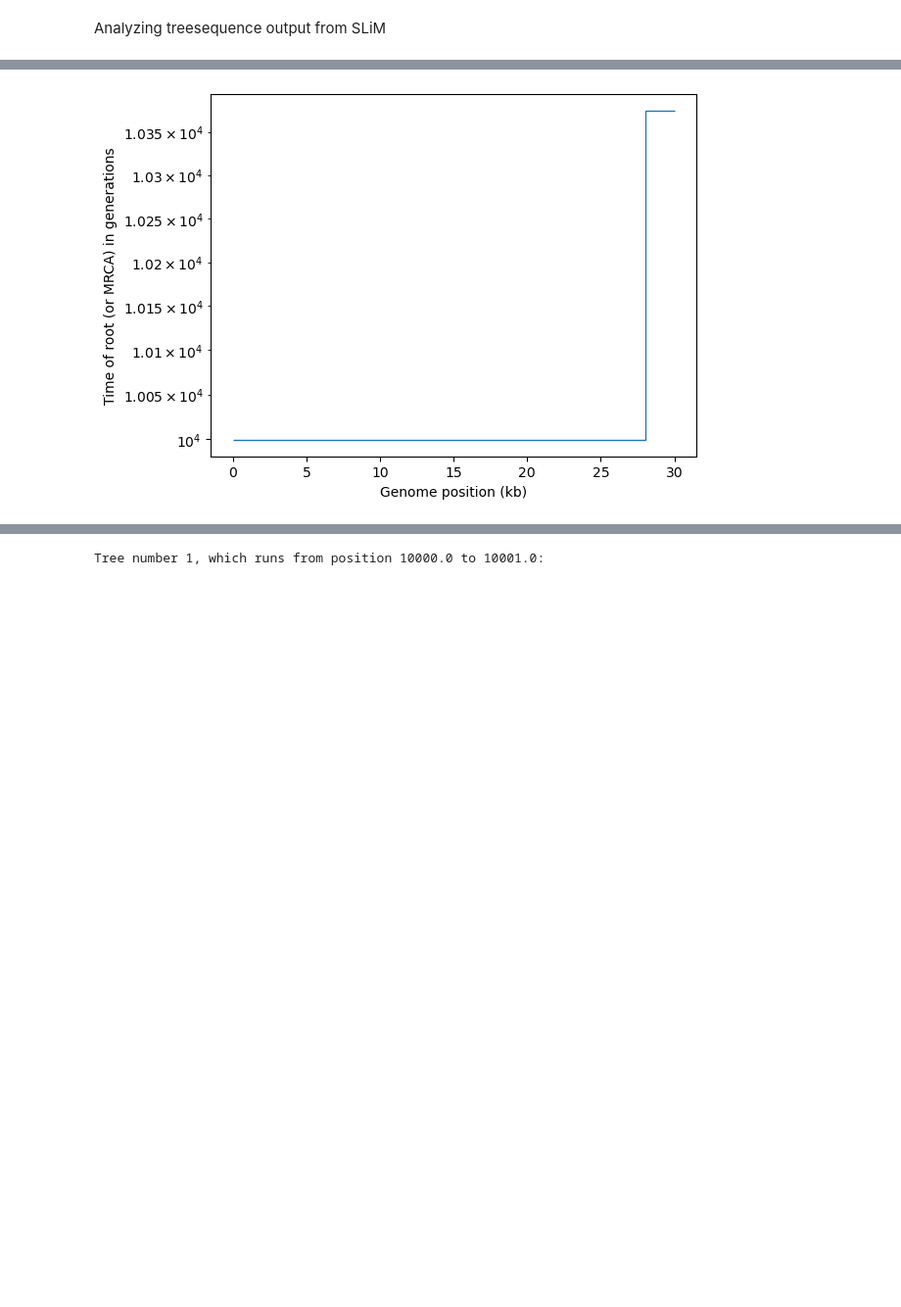
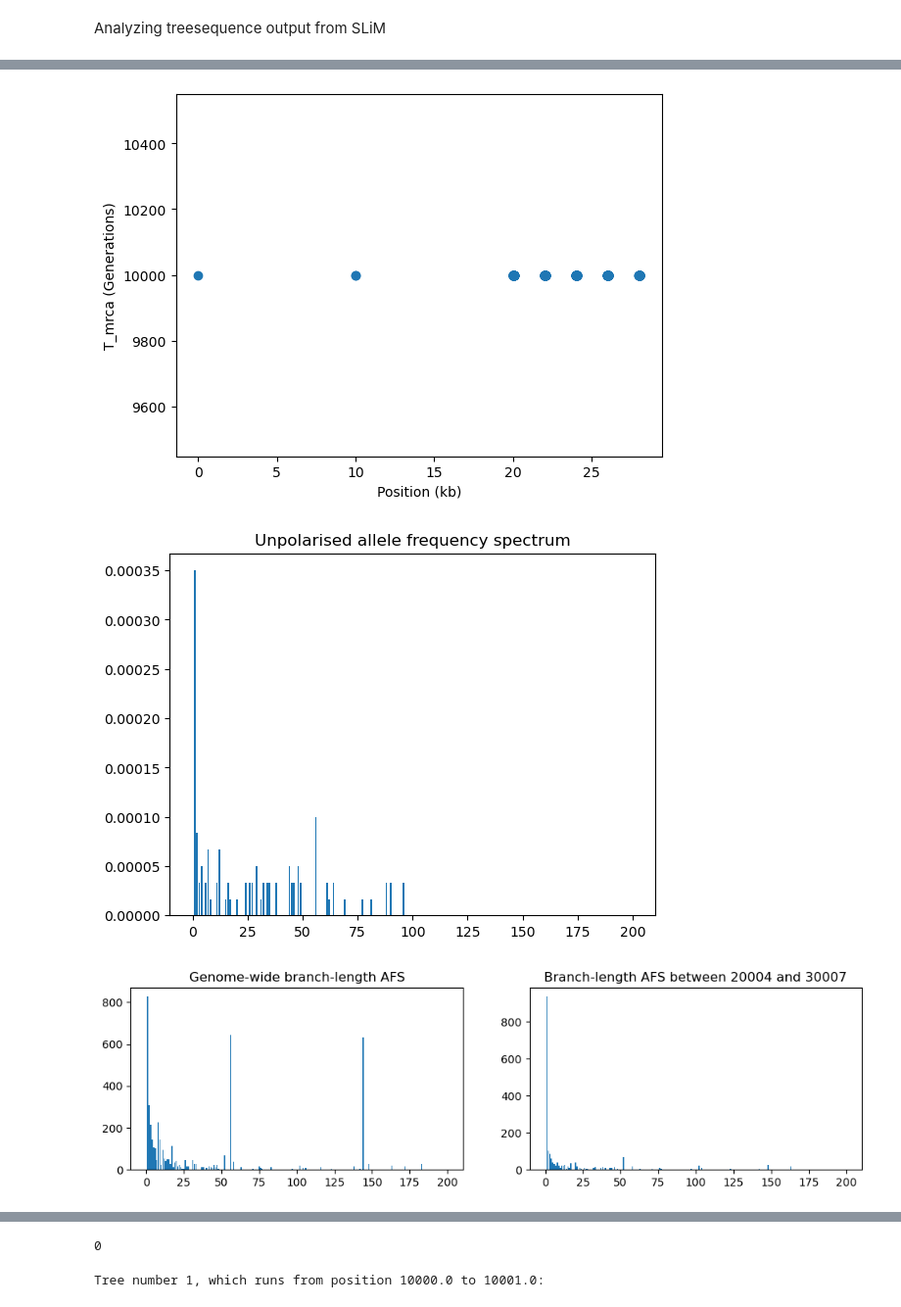
Before and after one commit to munch-group/davide-intern, a Jupyter notebook: notebooks/01_tsanalysis.ipynb, the cells around one changed output, grey strips where cells are left out. Shown at 98% size. Drawn from its saved outputs; the diff is of its cells as text; code cells hidden in the pictures; blank space fills up the shorter version.

```diff
--- a/notebooks/01_tsanalysis.ipynb
+++ b/notebooks/01_tsanalysis.ipynb
@@ -9,2 +59,37 @@ import subprocess
+# %%
+def ts_processer(ts_file_path, recapitation=False):
+    orig_ts = tskit.load(ts_file_path)
+    if recapitation == False:
+        rts = orig_ts
+    else:
+        return "Finisci la funzione troia"
+    #Simplification: discarding less informing nodes from tree
+    rng = np.random.default_rng(seed=3)
+    alive_inds = pyslim.individuals_alive_at(rts, 0)
+    keep_indivs = rng.choice(alive_inds, 100, replace=False)
+    keep_nodes = []
+    for i in keep_indivs:
+        keep_nodes.extend(rts.individual(i).nodes)
+
+    sts = rts.simplify(keep_nodes, keep_input_roots=True)
+
+    print(f"SIMPLIFICATION:\nBefore, there were {rts.num_samples} sample nodes (and {rts.num_individuals} individuals)\n"
+        f"in the tree sequence, and now there are {sts.num_samples} sample nodes\n"
+        f"(and {sts.num_individuals} individuals).\n--------------------------\n")
+
+    #Adding neutral mutation types after the simulation has occured
+    #ACTUALLY WE HAVE ONLY NEUTRAL MUTATION TYPES IN OUR SIMULATION <====== DAVIDE
+    next_id = pyslim.next_slim_mutation_id(sts)
+    ts = msprime.sim_mutations(
+            sts,
+            rate=Mut_rate,
+            model=msprime.SLiMMutationModel(type=0, next_id=next_id), #using mutation type 0 because its not used in SLiM
+            keep=True, #keeps other mut types
+    )
+
+    print(f"ADDING NEUTRAL MUTATIONS:\nThe tree sequence now has {ts.num_mutations} mutations,\n"
+        f"and mean pairwise nucleotide diversity is {ts.diversity():0.3e}.\n--------------------------\n")
+
+    return ts
 # %%
-orig_ts = tskit.load("../results/out.trees")
+ts = ts_processer("../results/out.trees")
@@ -217,13 +160,6 @@ plt.plot(breakpoints / 1000, tmrca, "o")
-# %%
-kb = [0]  # Starting genomic position
-mrca_time = []
-for tree in ts.trees():
-    kb.append(tree.interval.right/1000)  # convert to kb
-    mrca = ts.node(tree.root)  # For msprime tree sequences, the root node is the MRCA
-    mrca_time.append(mrca.time)
-plt.stairs(mrca_time, kb, baseline=None)
-plt.xlabel("Genome position (kb)")
-plt.ylabel("Time of root (or MRCA) in generations")
-plt.yscale("log")
-# %% [output]
-[figure, removed]
+# %%
+ts_visualizer(ts)
+# %% [output]
+[figure, added]
+[figure, added]
+[figure, added]
@@ -230,3 +167,4 @@ plt.yscale("log")
+0
 # %%
 swept_tree = ts.at(10_000)  # or you can get e.g. the nth tree using ts.at_index(n)
 intvl = swept_tree.interval
```
Also changed, not shown: parts of 20 cells of this notebook, 2 other files.
